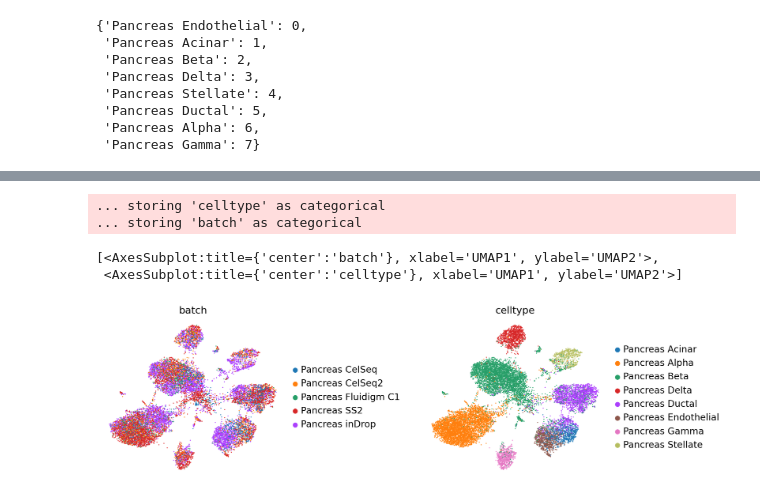
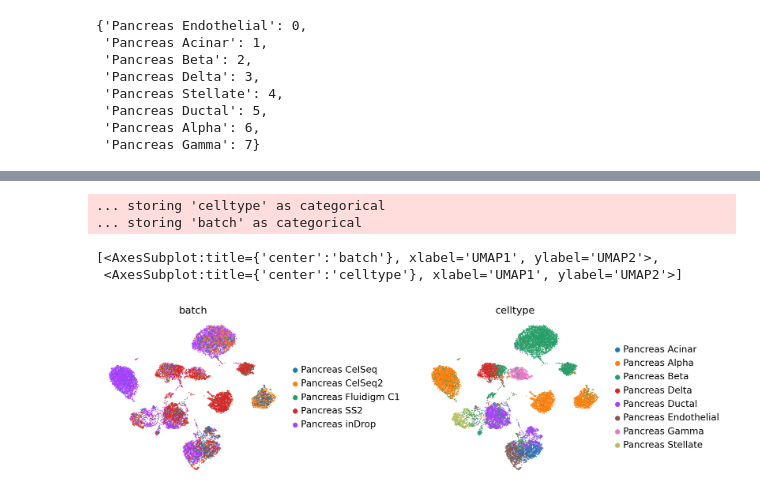
Before and after one commit to mxposed/scarches, a Jupyter notebook: notebooks/tranvae_pancreas.ipynb, the cells around one changed output, grey strips where cells are left out. Cells and saved outputs as stored; diff of their text form; code cells hidden in the pictures.

```diff
--- a/notebooks/tranvae_pancreas.ipynb
+++ b/notebooks/tranvae_pancreas.ipynb
@@ -40,7 +41,5 @@ early_stopping_kwargs = {
 adata_all = sc.read(os.path.expanduser(f'~/Documents/benchmarking_datasets/pancreas_normalized.h5ad'))
 adata = adata_all.raw.to_adata()
 adata = remove_sparsity(adata)
-source_adata = adata[~adata.obs[condition_key].isin(target_conditions)].copy()
-target_adata = adata[adata.obs[condition_key].isin(target_conditions)].copy()
-source_conditions = source_adata.obs[condition_key].unique().tolist()
-source_labels = source_adata.obs[cell_type_key].unique().tolist()
+conditions = adata.obs[condition_key].unique().tolist()
+labels = adata.obs[cell_type_key].unique().tolist()
@@ -47,8 +61,8 @@ source_labels = source_adata.obs[cell_type_key].unique().tolist()
 # %%
 tranvae = scarches.models.tranVAE(
-    input_dim=source_adata.n_vars,
-    conditions=source_conditions,
-    cell_types=source_labels,
+    input_dim=adata.n_vars,
+    conditions=conditions,
+    cell_types=labels,
     hidden_layer_sizes=[128, 128],
 )
 # %% [output]
@@ -110,28 +122,29 @@ Best State was in Epoch 205
 # %%
 device = next(tranvae.parameters()).device
-x = torch.tensor(source_adata.X, device=device)
-c = np.asarray(source_adata.obs[condition_key])
+x = torch.tensor(adata.X, device=device)
+c = np.asarray(adata.obs[condition_key])
 labels = np.zeros(c.shape[0])
 for condition, label in tranvae.condition_encoder.items():
     labels[c == condition] = label
 c = torch.tensor(labels, device=device)
 
 adata_latent = sc.AnnData(tranvae.get_latent(x, c).cpu().detach().numpy())
-adata_latent.obs['celltype'] = source_adata.obs[cell_type_key].tolist()
-adata_latent.obs['batch'] = source_adata.obs[condition_key].tolist()
+adata_latent.obs['celltype'] = adata.obs[cell_type_key].tolist()
+adata_latent.obs['batch'] = adata.obs[condition_key].tolist()
+adata_latent.obs['predictions'] = tranvae.classify(x, c).cpu().detach().numpy()
 
 sc.pp.neighbors(adata_latent, n_neighbors=8)
 sc.tl.leiden(adata_latent)
 sc.tl.umap(adata_latent)
 sc.pl.umap(adata_latent,
            color=['batch', 'celltype'],
            frameon=False,
            wspace=0.6,
            show=False
            )
 # %% [output]
 ... storing 'celltype' as categorical
 ... storing 'batch' as categorical
 [<AxesSubplot:title={'center':'batch'}, xlabel='UMAP1', ylabel='UMAP2'>,
  <AxesSubplot:title={'center':'celltype'}, xlabel='UMAP1', ylabel='UMAP2'>]
-[figure, old version]
+[figure, new version]
```
Also changed, not shown: parts of 13 cells of this notebook, 6 other files.
